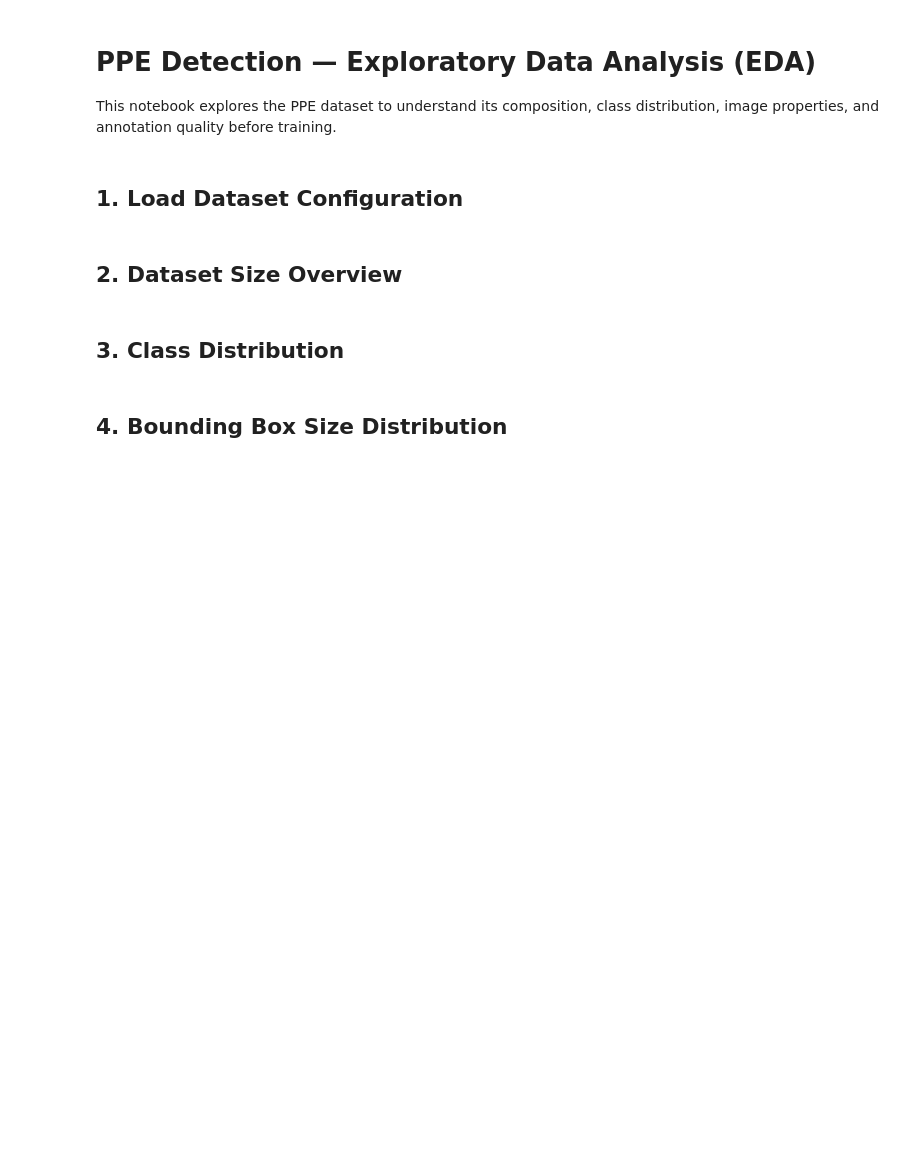
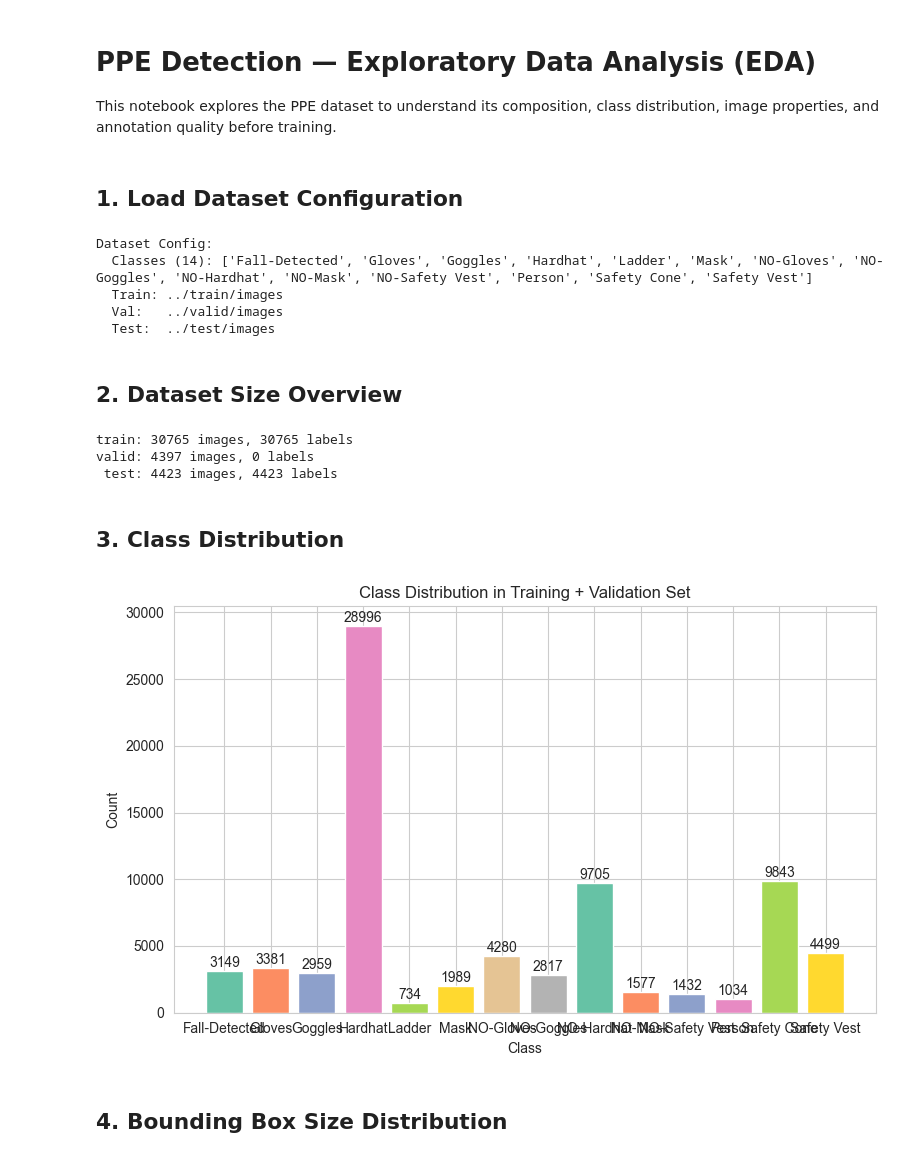
Before and after one commit to ShawnUriel/MIGHT-TEAM_INTELSY, a Jupyter notebook: notebooks/eda.ipynb, the cells around one changed output. Cells and saved outputs as stored; diff of their text form; code cells hidden in the pictures; blank space fills up the shorter version.

```diff
--- a/notebooks/eda.ipynb
+++ b/notebooks/eda.ipynb
@@ -28,20 +28,31 @@ print('Dataset Config:')
 print(f'  Classes ({data_config["nc"]}): {data_config["names"]}')
 print(f'  Train: {data_config["train"]}')
 print(f'  Val:   {data_config["val"]}')
+print(f'  Test:  {data_config.get("test")}')
+# %% [output]
+Dataset Config:
+  Classes (14): ['Fall-Detected', 'Gloves', 'Goggles', 'Hardhat', 'Ladder', 'Mask', 'NO-Gloves', 'NO-Goggles', 'NO-Hardhat', 'NO-Mask', 'NO-Safety Vest', 'Person', 'Safety Cone', 'Safety Vest']
+  Train: ../train/images
+  Val:   ../valid/images
+  Test:  ../test/images
 # %% [markdown]
 ## 2. Dataset Size Overview
 # %%
 # Count images and labels
-splits = ['train', 'val', 'test']
+splits = ['train', 'valid', 'test']
 for split in splits:
-    img_path = f'../data/images/{split}'
-    lbl_path = f'../data/labels/{split}'
+    img_path = f'../data/{split}/images'
+    lbl_path = f'../data/{split}/labels'
     if os.path.exists(img_path):
         n_imgs = len(glob.glob(os.path.join(img_path, '*')))
         n_lbls = len(glob.glob(os.path.join(lbl_path, '*.txt'))) if os.path.exists(lbl_path) else 0
         print(f'{split:>5s}: {n_imgs} images, {n_lbls} labels')
     else:
         print(f'{split:>5s}: not found')
+# %% [output]
+train: 30765 images, 30765 labels
+valid: 4397 images, 0 labels
+ test: 4423 images, 4423 labels
 # %% [markdown]
 ## 3. Class Distribution
 # %%
@@ -54,37 +65,42 @@ all_classes = []
 all_widths = []
 all_heights = []
 
-for split in ['train', 'val']:
-    lbl_path = f'../data/labels/{split}'
+for split in ['train', 'valid']:
+    lbl_path = f'../data/{split}/labels'
     if not os.path.exists(lbl_path):
         continue
     for lbl_file in glob.glob(os.path.join(lbl_path, '*.txt')):
+        # Guard against missing files (long paths or partial extractions)
+        if not os.path.exists(lbl_file):
+            continue
         with open(lbl_file, 'r') as f:
             for line in f:
                 parts = line.strip().split()
                 if len(parts) >= 5:
                     cls_id = int(parts[0])
                     w, h = float(parts[3]), float(parts[4])
                     all_classes.append(cls_id)
                     all_widths.append(w)
                     all_heights.append(h)
 
 if all_classes:
     counter = Counter(all_classes)
     labels = [class_names.get(k, str(k)) for k in sorted(counter.keys())]
     counts = [counter[k] for k in sorted(counter.keys())]
 
     fig, ax = plt.subplots(figsize=(8, 5))
     ax.bar(labels, counts, color=sns.color_palette('Set2'))
     ax.set_xlabel('Class')
     ax.set_ylabel('Count')
     ax.set_title('Class Distribution in Training + Validation Set')
     for i, (lbl, cnt) in enumerate(zip(labels, counts)):
         ax.text(i, cnt + max(counts)*0.01, str(cnt), ha='center')
     plt.tight_layout()
     plt.show()
 else:
     print('No labels found. Download the dataset first.')
+# %% [output]
+[figure, added]
 # %% [markdown]
 ## 4. Bounding Box Size Distribution
 # %%
```
Also changed, not shown: parts of 4 cells of this notebook, 3 other files.
